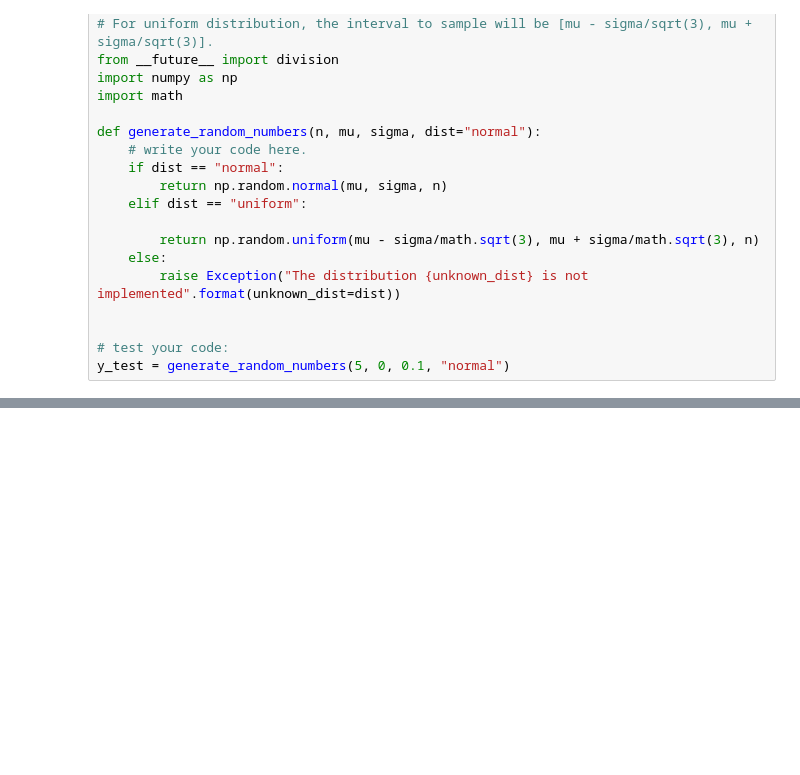
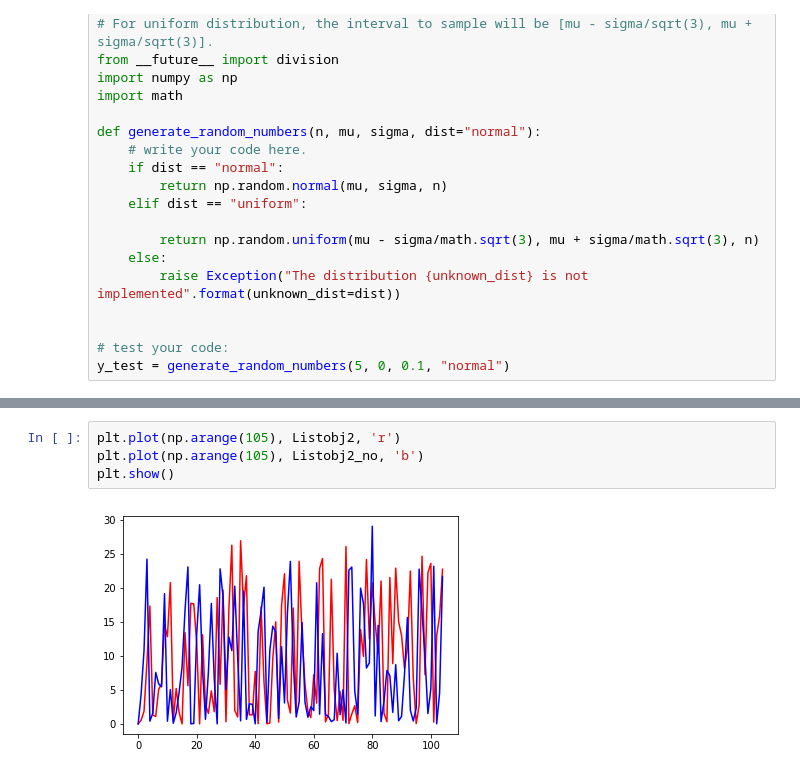
Before and after one commit to heyhalcyon/Randomized-Optimization, a Jupyter notebook: project2.ipynb, the cells around one changed output, grey strips where cells are left out. Saved outputs shown, nothing was run; the diff lists cells and outputs as text; blank space fills up the shorter version.

```diff
--- a/project2.ipynb
+++ b/project2.ipynb
@@ -97,0 +159,6 @@ print(IGD_wr_task1(y2))
+# %%
+plt.plot(np.arange(105), Listobj2, 'r')
+plt.plot(np.arange(105), Listobj2_no, 'b')
+plt.show()
+# %% [output]
+[figure, added]
```
Also changed, not shown: parts of 6 cells of this notebook, 1 other file.
